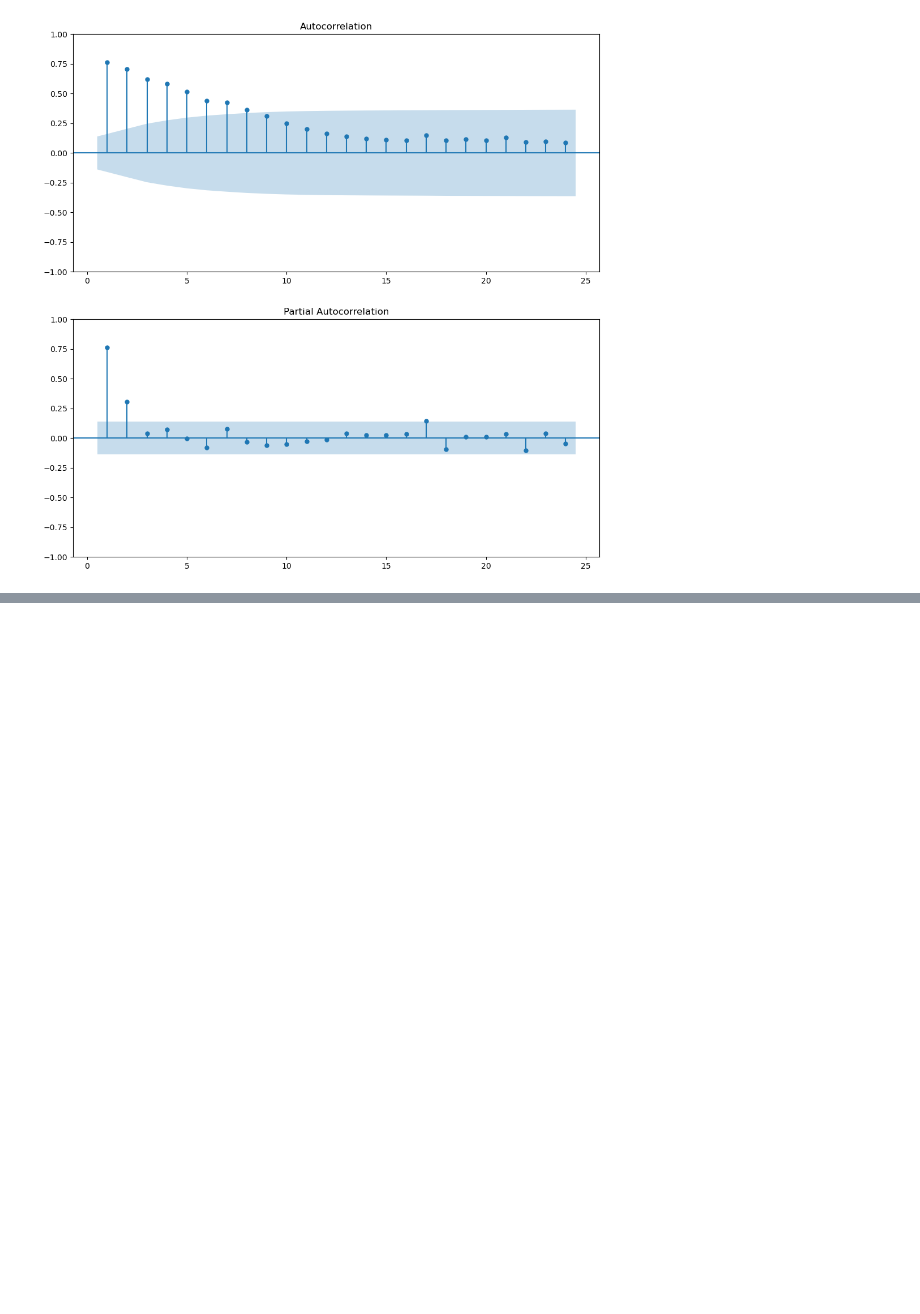
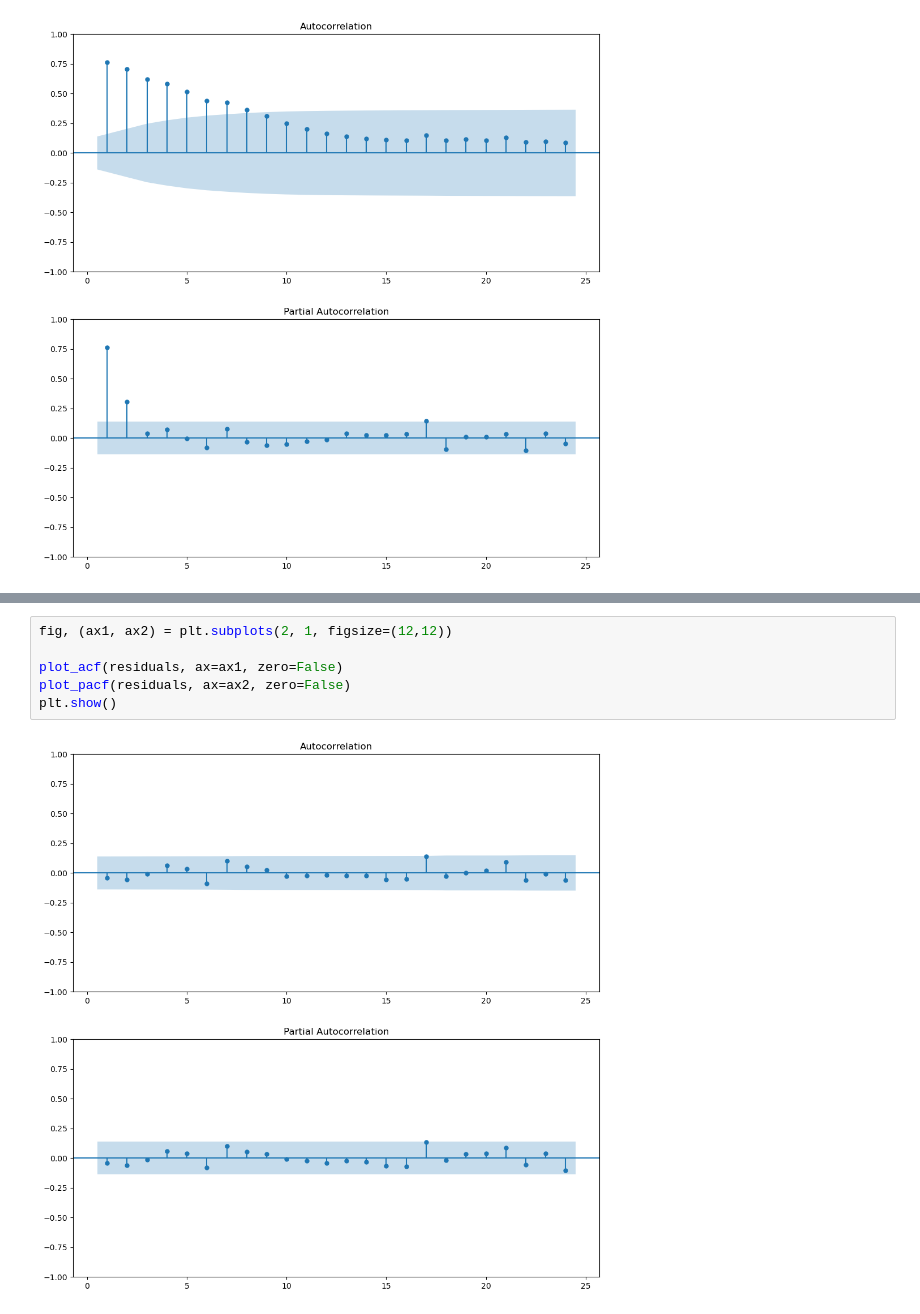
Before and after one commit to TomRush20/BAN-6025-Machine-Learning, a Jupyter notebook: ARIMA_Practice.ipynb, the cells around one changed output, grey strips where cells are left out. Saved outputs shown, nothing was run; the diff lists cells and outputs as text; blank space fills up the shorter version.

```diff
--- a/ARIMA_Practice.ipynb
+++ b/ARIMA_Practice.ipynb
@@ -168,0 +180,8 @@ Warnings:
+# %%
+fig, (ax1, ax2) = plt.subplots(2, 1, figsize=(12,12))
+
+plot_acf(residuals, ax=ax1, zero=False)
+plot_pacf(residuals, ax=ax2, zero=False)
+plt.show()
+# %% [output]
+[figure, added]
```
Also changed, not shown: parts of 5 cells of this notebook.
